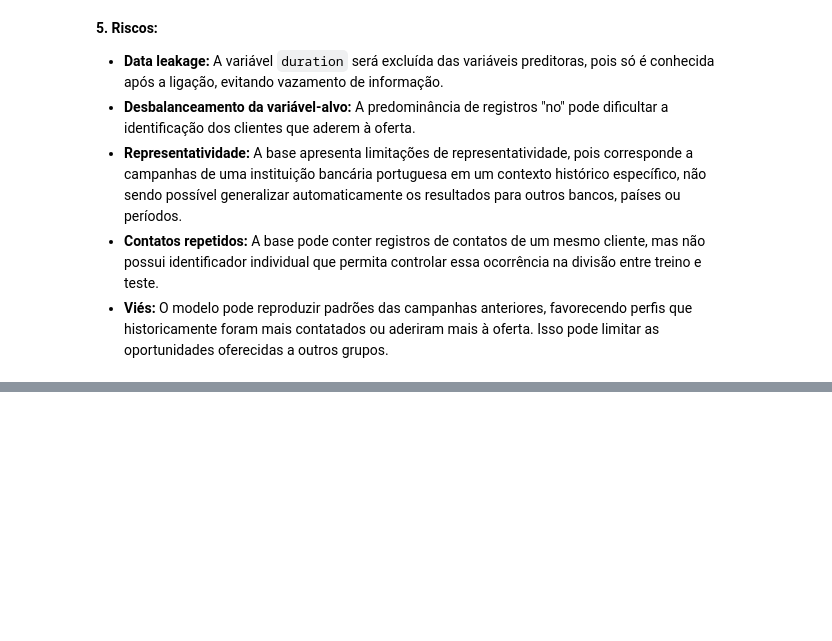
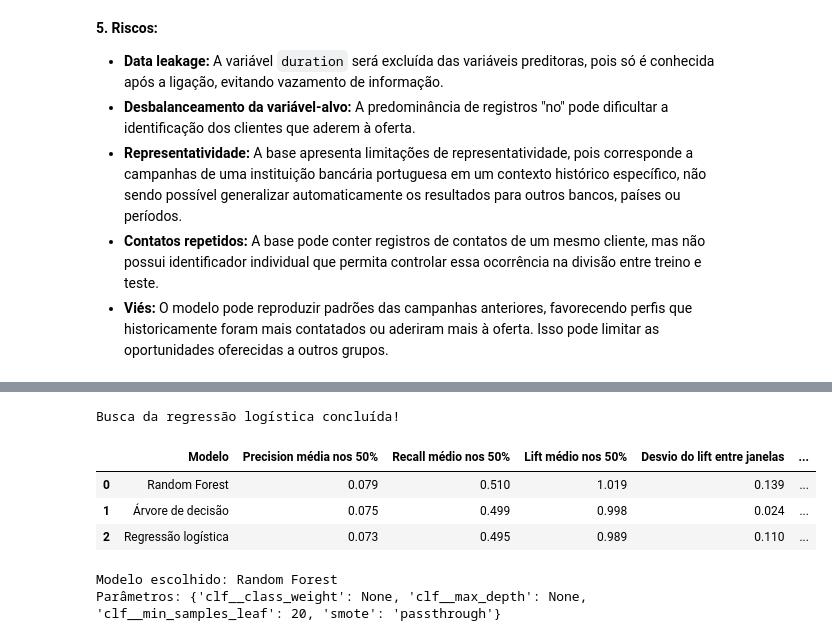
Before and after one commit to Maria-Isadora-Camargo/du_mkt_bancario_CDAN, a Jupyter notebook: du_mkt_bancario.ipynb, the cells around one changed output, grey strips where cells are left out. Saved outputs shown, nothing was run; the diff lists cells and outputs as text; code cells hidden in the pictures; blank space fills up the shorter version.

Commit message:
data prep + modeling

```diff
--- a/du_mkt_bancario.ipynb
+++ b/du_mkt_bancario.ipynb
@@ -387,0 +508,20 @@ bem-sucedida apresentam maior taxa de adesão na campanha atual.
+# %%
+#métricas de seleção da metade com maiores escores
+def metricas_50(y_real, probs):
+    contatos, captura = curva_cumulativa(y_real, probs)
+    quantidade = int(np.ceil(len(y_real) * 0.5))
+    fracao = quantidade / len(y_real)
+    recall = np.interp(fracao, contatos, captura)
+    precision = recall * np.asarray(y_real).sum() / quantidade
+    return {
+        'precision_50': precision,
+        'recall_50': recall,
+        'lift_50': recall / fracao,
+        'ROC_AUC': roc_auc_score(y_real, probs),
+        'AP': average_precision_score(y_real, probs)
+    }
+
+#o GridSearchCV chama esta função em cada validação interna
+def avaliar_modelo(modelo, X_validacao, y_validacao):
+    probs = modelo.predict_proba(X_validacao)[:, 1]
+    return metricas_50(y_validacao, probs)
@@ -387,0 +580,55 @@ bem-sucedida apresentam maior taxa de adesão na campanha atual.
+# %%
+#regressão logística (classificação)
+log_pipeline = ImbPipeline([
+    ('preparacao', clone(preparacao)),
+    ('smote', 'passthrough'),
+    ('encoding', clone(encoding)),
+    ('clf', LogisticRegression(max_iter=3000, random_state=42))
+])
+
+parametros_log = [
+    {'smote': ['passthrough'],
+     'clf__class_weight': [None, 'balanced'],
+     'clf__C': [0.01, 0.1, 1, 10]},
+    {'smote': [clone(smote)],
+     'clf__class_weight': [None],
+     'clf__C': [0.1, 1, 10]}
+]
+
+busca_log = GridSearchCV(log_pipeline, parametros_log, scoring=avaliar_modelo,
+    refit='lift_50', cv=cv_temporal, n_jobs=1, error_score='raise')
+busca_log.fit(X_train, y_train)
+print('Busca da regressão logística concluída!')
+# %% [output]
+Busca da regressão logística concluída!
+# %%
+#comparar as médias da validação cruzada, sem consultar o teste
+buscas = {'Random Forest': busca_rf, 'Árvore de decisão': busca_arvore,
+          'Regressão logística': busca_log}
+resultados = []
+for nome, busca in buscas.items():
+    i = busca.best_index_
+    r = busca.cv_results_
+    resultados.append({
+        'Modelo': nome,
+        'Precision média nos 50%': r['mean_test_precision_50'][i],
+        'Recall médio nos 50%': r['mean_test_recall_50'][i],
+        'Lift médio nos 50%': r['mean_test_lift_50'][i],
+        'Desvio do lift entre janelas': r['std_test_lift_50'][i],
+        'ROC-AUC média': r['mean_test_ROC_AUC'][i],
+        'AP média': r['mean_test_AP'][i]
+    })
+
+comparacao = pd.DataFrame(resultados).sort_values('Lift médio nos 50%', ascending=False)
+display(comparacao.round(3))
+nome_escolhido = comparacao.iloc[0]['Modelo']
+busca_escolhida = buscas[nome_escolhido]
+print('Modelo escolhido:', nome_escolhido)
+print('Parâmetros:', busca_escolhida.best_params_)
+# %% [output]
+|  | Modelo | Precision média nos 50% | Recall médio nos 50% | Lift médio nos 50% | Desvio do lift entre janelas | ... |
+| 0 | Random Forest | 0.079 | 0.510 | 1.019 | 0.139 | ... |
+| 1 | Árvore de decisão | 0.075 | 0.499 | 0.998 | 0.024 | ... |
+| 2 | Regressão logística | 0.073 | 0.495 | 0.989 | 0.110 | ... |
+Modelo escolhido: Random Forest
+Parâmetros: {'clf__class_weight': None, 'clf__max_depth': None, 'clf__min_samples_leaf': 20, 'smote': 'passthrough'}
```
Also changed, not shown: parts of 16 cells of this notebook.
